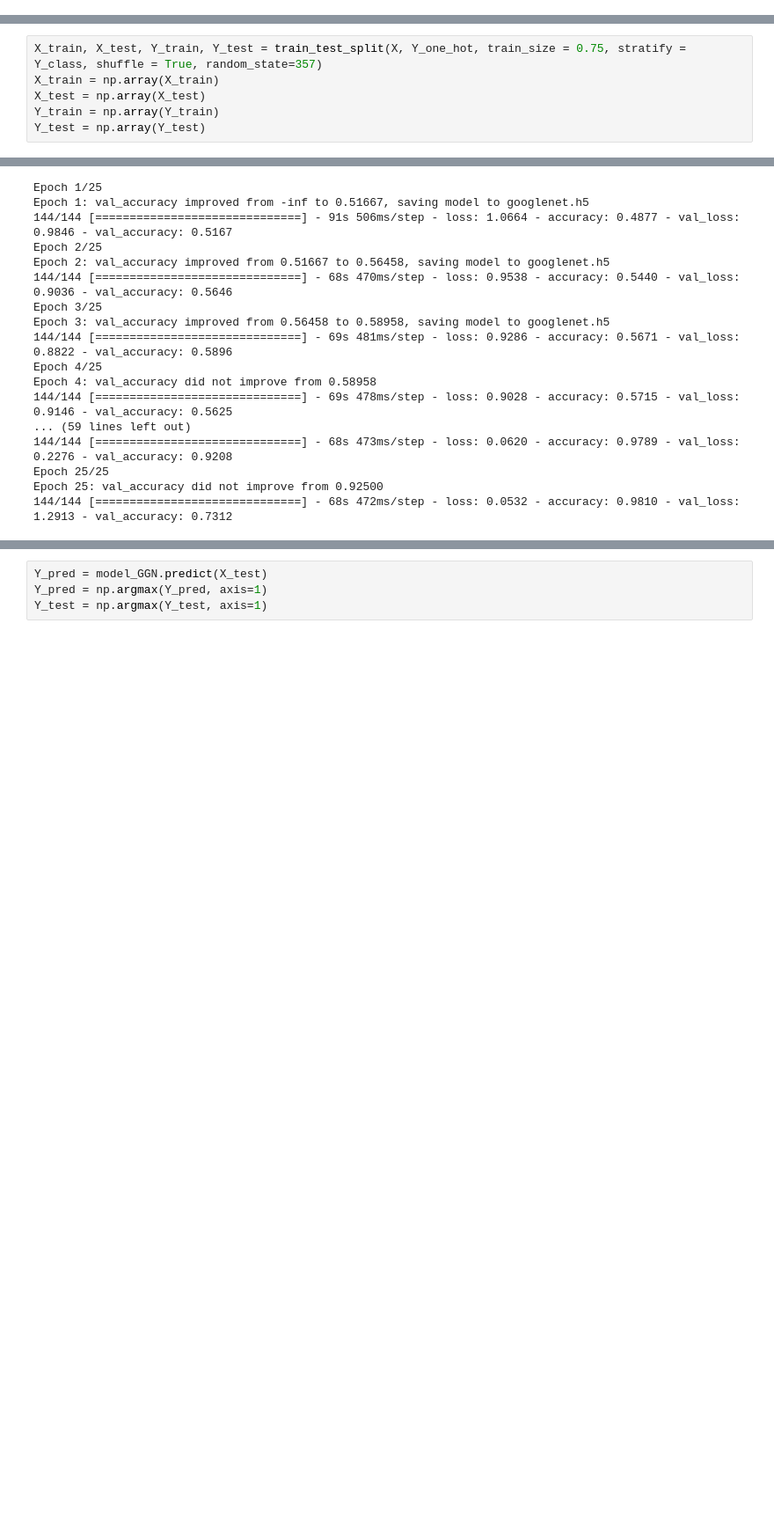
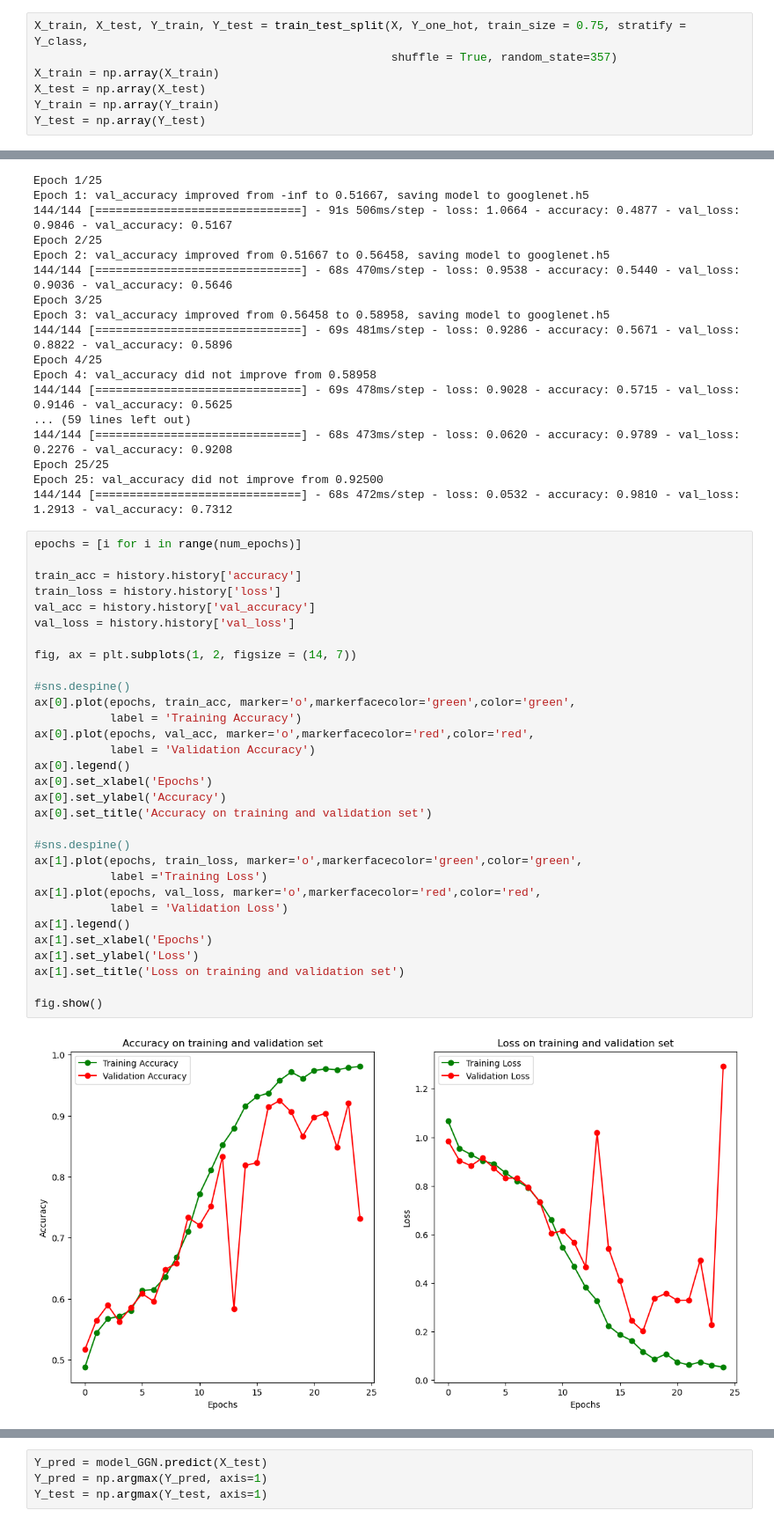
Before and after one commit to MajaJuri/Alzheimer-Detection, a Jupyter notebook: Detekcija Alzheimerove bolesti na MRI slikama mozga.ipynb, the cells around one changed output, grey strips where cells are left out. Shown at 88% size. Drawn from its saved outputs; the diff is of its cells as text; blank space fills up the shorter version.

```diff
--- a/Detekcija Alzheimerove bolesti na MRI slikama mozga.ipynb
+++ b/Detekcija Alzheimerove bolesti na MRI slikama mozga.ipynb
@@ -290,3 +408,10 @@ Y_class = []
 for y in Y:
     Y_class.append(classes[y])
 Y_one_hot = tf.keras.utils.to_categorical(Y_class)
+# %%
+X_train, X_test, Y_train, Y_test = train_test_split(X, Y_one_hot, train_size = 0.75, stratify = Y_class,
+                                                    shuffle = True, random_state=357)
+X_train = np.array(X_train)
+X_test = np.array(X_test)
+Y_train = np.array(Y_train)
+Y_test = np.array(Y_test)
@@ -374,9 +501,3 @@ tensorboard_GGN = TensorBoard(log_dir = 'logs')
 
 checkpoint_GGN = ModelCheckpoint("googlenet.h5", monitor="val_accuracy", save_best_only=True, mode="auto", verbose=1)
 ES = tf.keras.callbacks.EarlyStopping(monitor='val_loss', patience = 2, restore_best_weights=True)
-# %%
-X_train, X_test, Y_train, Y_test = train_test_split(X, Y_one_hot, train_size = 0.75, stratify = Y_class, shuffle = True, random_state=357)
-X_train = np.array(X_train)
-X_test = np.array(X_test)
-Y_train = np.array(Y_train)
-Y_test = np.array(Y_test)
@@ -413,3 +536,36 @@ Epoch 4: val_accuracy did not improve from 0.58958
 Epoch 25/25
 Epoch 25: val_accuracy did not improve from 0.92500
 144/144 [==============================] - 68s 472ms/step - loss: 0.0532 - accuracy: 0.9810 - val_loss: 1.2913 - val_accuracy: 0.7312
+# %%
+epochs = [i for i in range(num_epochs)]
+
+train_acc = history.history['accuracy']
+train_loss = history.history['loss']
+val_acc = history.history['val_accuracy']
+val_loss = history.history['val_loss']
+
+fig, ax = plt.subplots(1, 2, figsize = (14, 7))
+
+#sns.despine()
+ax[0].plot(epochs, train_acc, marker='o',markerfacecolor='green',color='green',
+           label = 'Training Accuracy')
+ax[0].plot(epochs, val_acc, marker='o',markerfacecolor='red',color='red',
+           label = 'Validation Accuracy')
+ax[0].legend()
+ax[0].set_xlabel('Epochs')
+ax[0].set_ylabel('Accuracy')
+ax[0].set_title('Accuracy on training and validation set')
+
+#sns.despine()
+ax[1].plot(epochs, train_loss, marker='o',markerfacecolor='green',color='green',
+           label ='Training Loss')
+ax[1].plot(epochs, val_loss, marker='o',markerfacecolor='red',color='red',
+           label = 'Validation Loss')
+ax[1].legend()
+ax[1].set_xlabel('Epochs')
+ax[1].set_ylabel('Loss')
+ax[1].set_title('Loss on training and validation set')
+
+fig.show()
+# %% [output]
+[figure, added]
```
Also changed, not shown: parts of 40 cells of this notebook, 2 other files.
